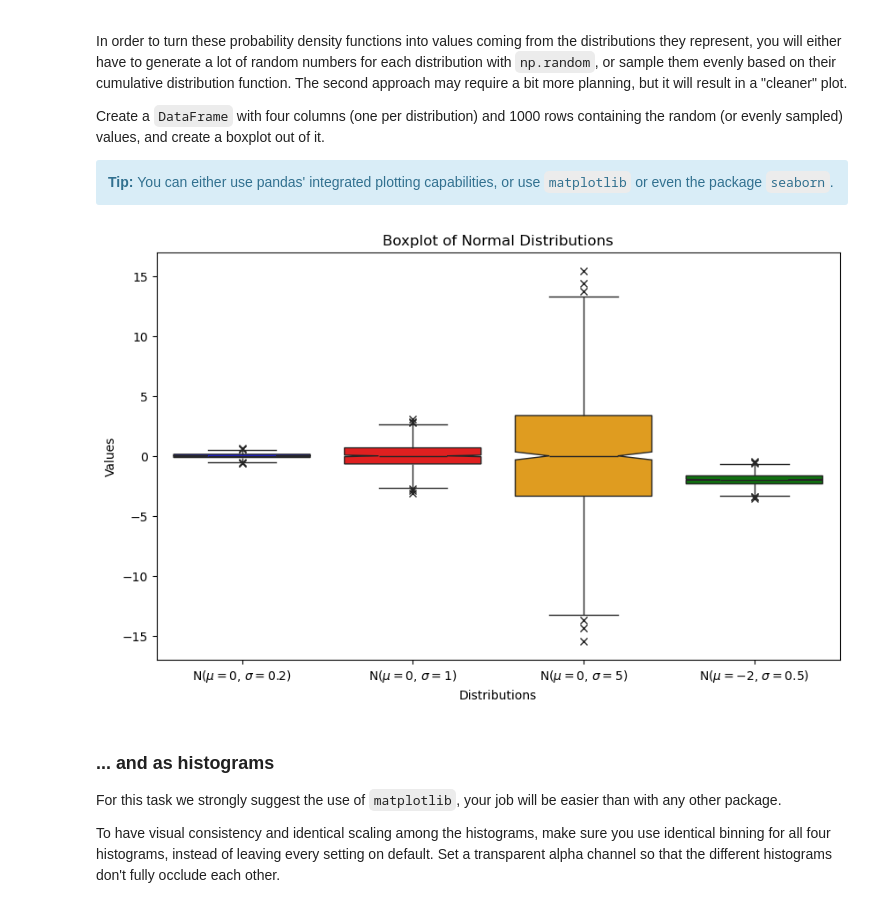
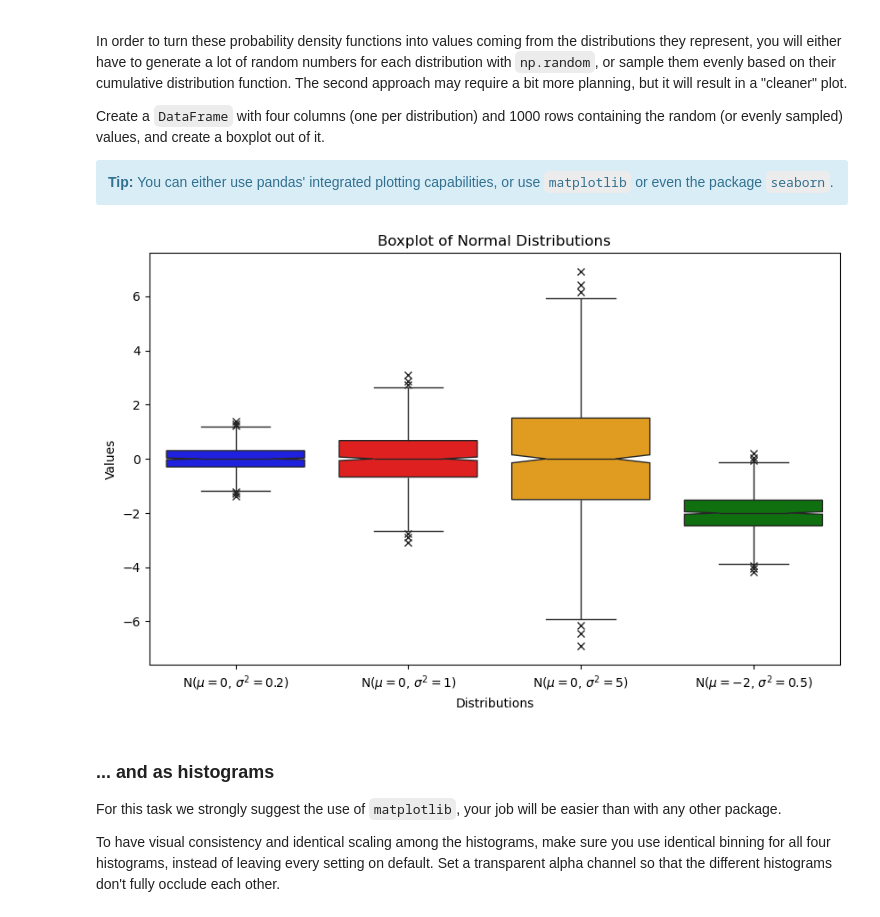
Before and after one commit to PeterBrederlow/PracticalIntegrativeBioinformatics, a Jupyter notebook: Day1_2-Visualization.ipynb, the cells around one changed output. Drawn from its saved outputs; the diff is of its cells as text; code cells hidden in the pictures.

```diff
--- a/Day1_2-Visualization.ipynb
+++ b/Day1_2-Visualization.ipynb
@@ -81,22 +81,22 @@ Find out how to put greek letters in labels. Matplotlib supports TeX-like markup
 # %%
 # YOUR CODE HERE
 #define distributions
-n1 = scipy.stats.norm(loc=0, scale=0.2)
-n2 = scipy.stats.norm(loc=0, scale=1)
-n3 = scipy.stats.norm(loc=0, scale=5)
-n4 = scipy.stats.norm(loc=-2, scale=0.5)
+n1 = scipy.stats.norm(loc=0, scale=np.sqrt(0.2))
+n2 = scipy.stats.norm(loc=0, scale=np.sqrt(1))
+n3 = scipy.stats.norm(loc=0, scale=np.sqrt(5))
+n4 = scipy.stats.norm(loc=-2, scale=np.sqrt(0.5))
 
 
 #plotting
 plt.figure(figsize=(10, 6), dpi=80)
 x = np.linspace(-5, 5, 1000)
-plt.plot(x, n1.pdf(x), color="blue", linewidth=2, label=r"N($\mu=0$, $\sigma=0.2$)")
-plt.plot(x, n2.pdf(x), color="red", linewidth=2, label=r"N($\mu=0$, $\sigma=1$)")
-plt.plot(x, n3.pdf(x), color="orange", linewidth=2, label=r"N($\mu=0$, $\sigma=5$)")
-plt.plot(x, n4.pdf(x), color="green", linewidth=2, label=r"N($\mu=-2$, $\sigma=0.5$)")
+plt.plot(x, n1.pdf(x), color="blue", linewidth=2, label=r"N($\mu=0$, $\sigma^2=0.2$)")
+plt.plot(x, n2.pdf(x), color="red", linewidth=2, label=r"N($\mu=0$, $\sigma^2=1$)")
+plt.plot(x, n3.pdf(x), color="orange", linewidth=2, label=r"N($\mu=0$, $\sigma^2=5$)")
+plt.plot(x, n4.pdf(x), color="green", linewidth=2, label=r"N($\mu=-2$, $\sigma^2=0.5$)")
 
 # Set y-axis limits to range from 0 to 2
-plt.ylim(0, 2)
+plt.ylim(0, 1)
 plt.xlabel("x")
 plt.ylabel("Probability Density")
 plt.title("Normal Distributions with Adjusted Y-Axis")
@@ -115,31 +115,31 @@ Create a `DataFrame` with four columns (one per distribution) and 1000 rows cont
 # %%
 # YOUR CODE HERE
 size = 1000
 data = { #subsampled 1000 quantiles for each distribution for boxplotting
-    r"N($\mu=0$, $\sigma=0.2$)": n1.ppf(np.linspace(0.001, 0.999, size)),
-    r"N($\mu=0$, $\sigma=1$)": n2.ppf(np.linspace(0.001, 0.999, size)),
-    r"N($\mu=0$, $\sigma=5$)": n3.ppf(np.linspace(0.001, 0.999, size)),
-    r"N($\mu=-2$, $\sigma=0.5$)": n4.ppf(np.linspace(0.001, 0.999, size)),
+    r"N($\mu=0$, $\sigma^2=0.2$)": n1.ppf(np.linspace(0.001, 0.999, size)),
+    r"N($\mu=0$, $\sigma^2=1$)": n2.ppf(np.linspace(0.001, 0.999, size)),
+    r"N($\mu=0$, $\sigma^2=5$)": n3.ppf(np.linspace(0.001, 0.999, size)),
+    r"N($\mu=-2$, $\sigma^2=0.5$)": n4.ppf(np.linspace(0.001, 0.999, size)),
 }
 df = pd.DataFrame(data)
 
 #corresponding colors for distributions for future plottings
 colors = {
-    r"N($\mu=0$, $\sigma=0.2$)": "blue",
-    r"N($\mu=0$, $\sigma=1$)": "red",
-    r"N($\mu=0$, $\sigma=5$)": "orange",
-    r"N($\mu=-2$, $\sigma=0.5$)": "green",
+    r"N($\mu=0$, $\sigma^2=0.2$)": "blue",
+    r"N($\mu=0$, $\sigma^2=1$)": "red",
+    r"N($\mu=0$, $\sigma^2=5$)": "orange",
+    r"N($\mu=-2$, $\sigma^2=0.5$)": "green",
 }
 
 #plot
 plt.figure(figsize=(10, 6))
 sns.boxplot(data=df, palette=colors, flierprops={"marker": "x"}, notch = True)
 plt.title("Boxplot of Normal Distributions")
 plt.ylabel("Values")
 plt.xlabel("Distributions")
 plt.show()
 # %% [output]
-[figure, old version]
+[figure, new version]
 # %% [markdown]
 ### ... and as histograms
 
```
Also changed, not shown: parts of 4 cells of this notebook, 5 other files.
